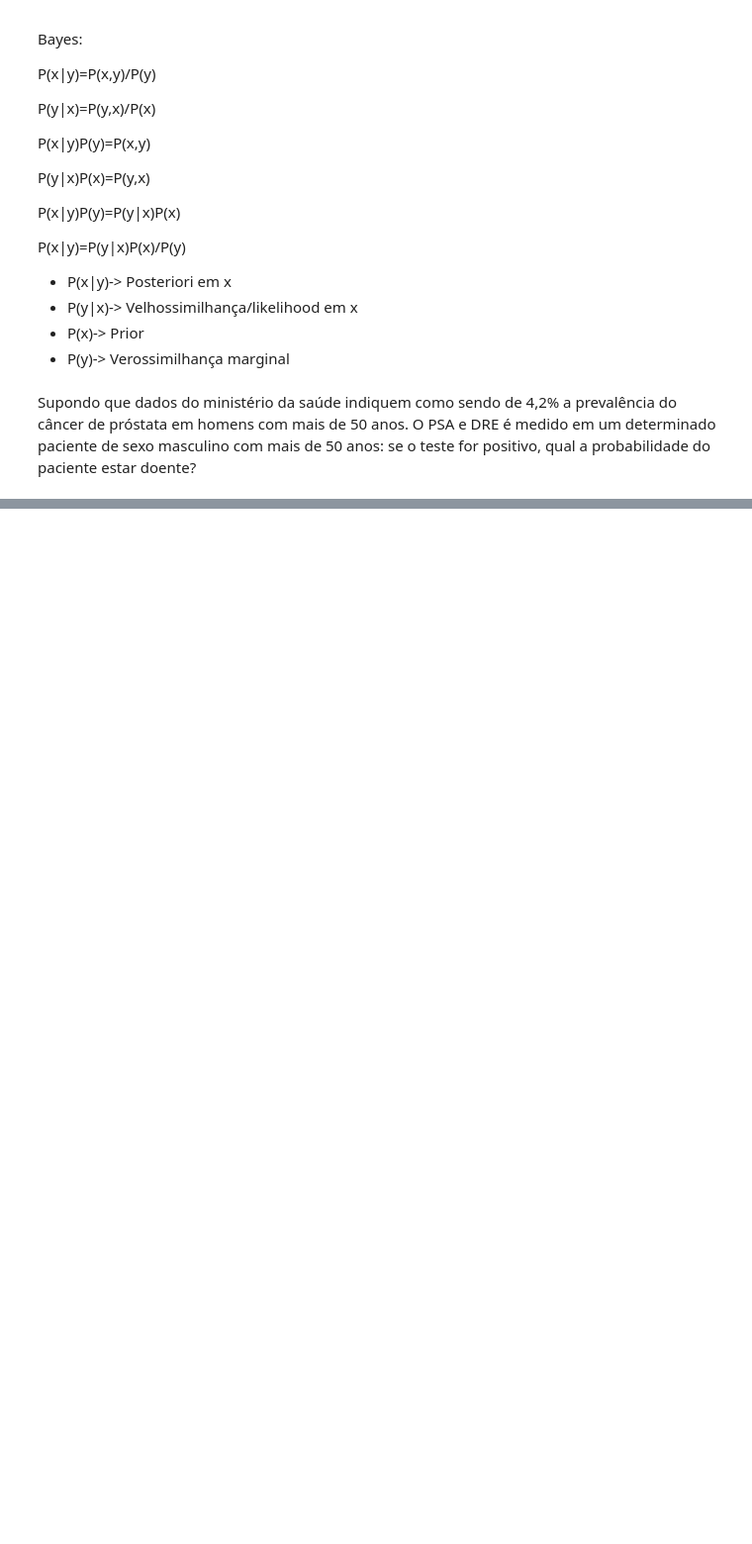
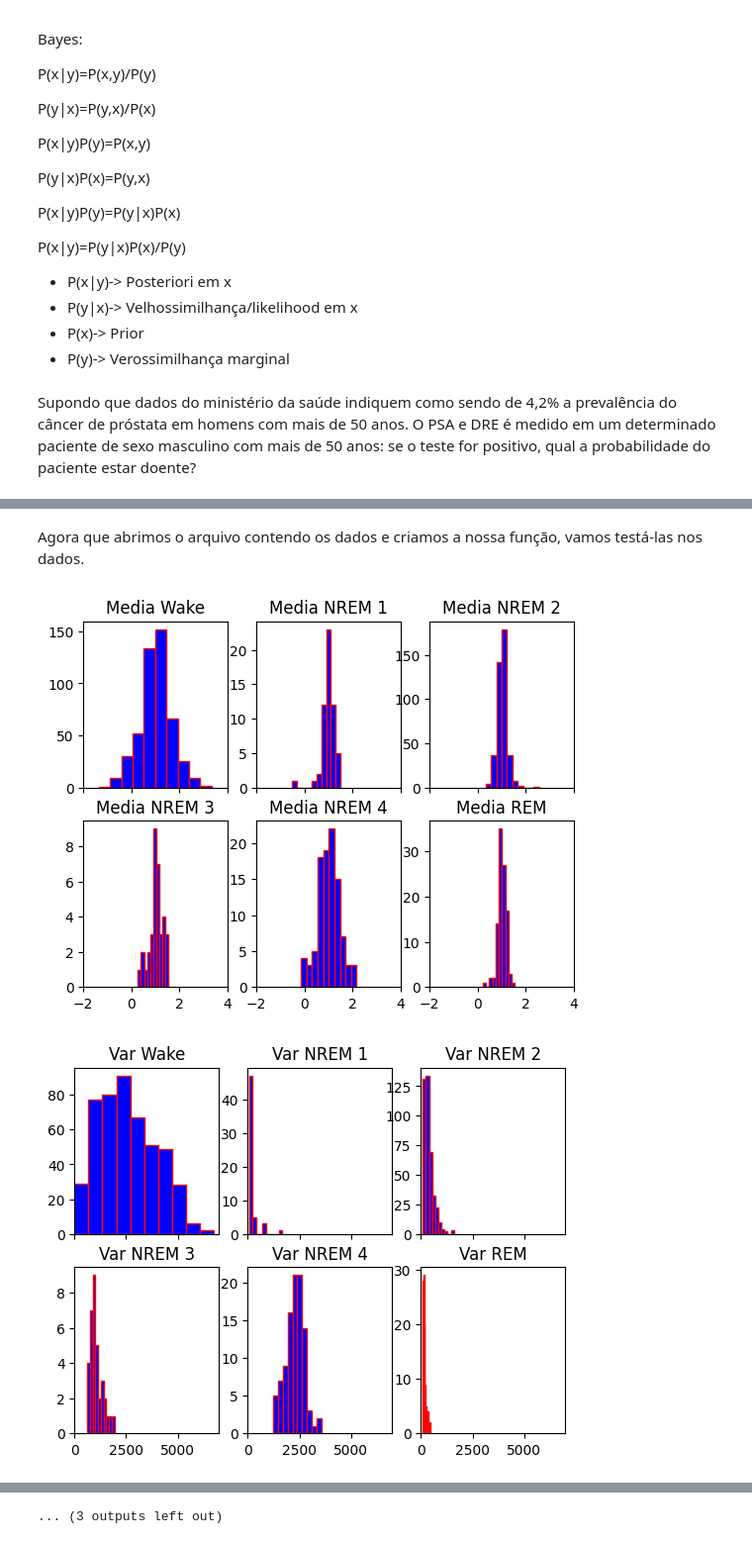
Before and after one commit to manusaleal/Data_Science_Clinico, a Jupyter notebook: Data_Science_Clinica_Python.ipynb, the cells around one changed output, grey strips where cells are left out. Shown at 99% size. Cells and saved outputs as stored; diff of their text form; code cells hidden in the pictures; blank space fills up the shorter version.

```diff
--- a/Data_Science_Clinica_Python.ipynb
+++ b/Data_Science_Clinica_Python.ipynb
@@ -362,0 +1109,7 @@ P_doenteDRE=((t1d1_DRE)*d1_DRE)/(t1_DRE)*100 #O paciente tem 10,70% de chance de
+# %% [markdown]
+Agora que abrimos o arquivo contendo os dados e criamos a nossa função, vamos testá-las nos dados.
+# %%
+[Media,MediaRetif,Variancia,Media_diff1Ordem,Variancia_1Ordem,Media_diff2Ordem,Variancia_2Ordem,Mobilidade,CompEst,yfft,mag,P,P_Norm,PERbanda_delta1,PERbanda_delta2,PERbanda_teta1,PERbanda_teta2,PERbanda_alfa,PERbanda_beta,PERbanda_gama,fc,Pfc,ILBanda,fw]=functionCarac_Estatisticas_Espectrais(Sinal,100, Estagios,0.5,2.5,2.5,4,4,6,6,8,8,12,12,20,20,45)
+# %% [output]
+[figure, added]
+[figure, added]
@@ -362,0 +1126 @@ P_doenteDRE=((t1d1_DRE)*d1_DRE)/(t1_DRE)*100 #O paciente tem 10,70% de chance de
+... (3 outputs left out)
```
Also changed, not shown: parts of 6 cells of this notebook.
